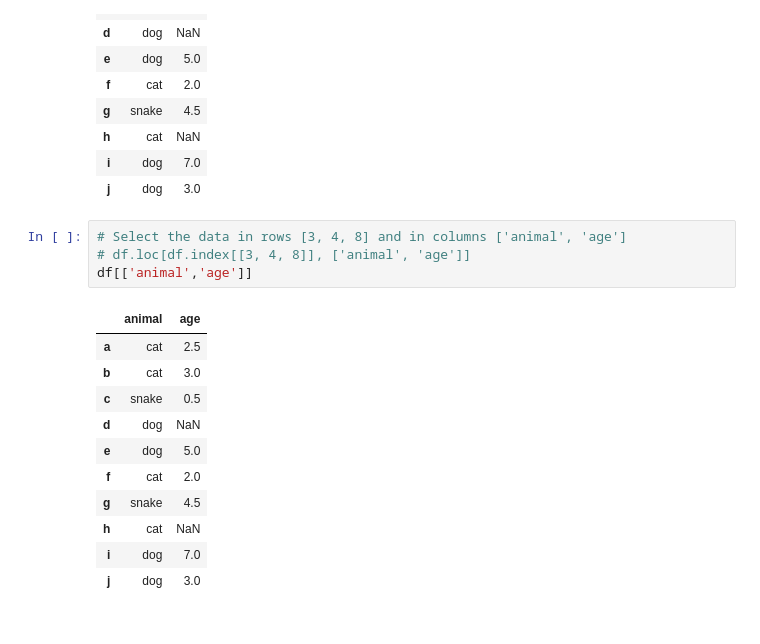
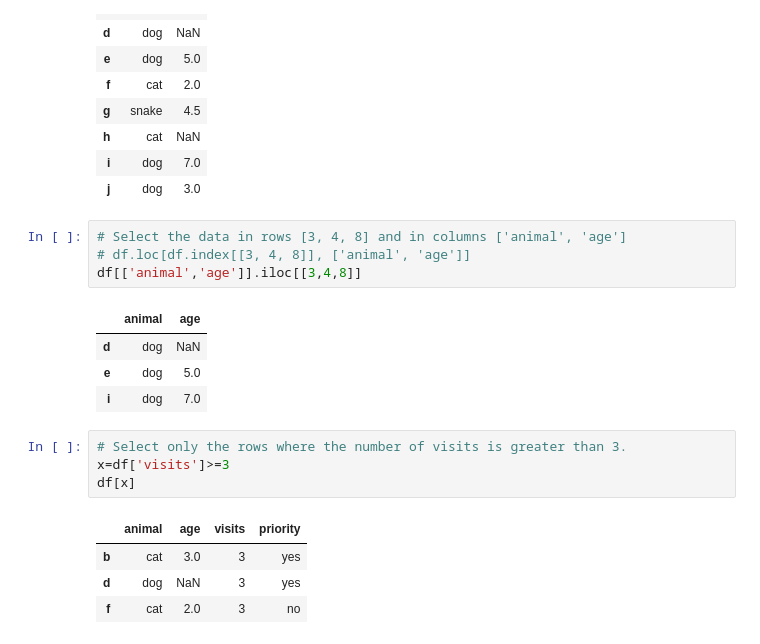
Before and after one commit to ankit-chuahan/Python-Practice-Questions, a Jupyter notebook: Practice_python_codes.ipynb, the cells around one changed output. Saved outputs shown, nothing was run; the diff lists cells and outputs as text.

```diff
--- a/Practice_python_codes.ipynb
+++ b/Practice_python_codes.ipynb
@@ -2366,16 +2366,18 @@ df[['animal','age']]
 # %%
 # Select the data in rows [3, 4, 8] and in columns ['animal', 'age']
 # df.loc[df.index[[3, 4, 8]], ['animal', 'age']]
-df[['animal','age']]
+df[['animal','age']].iloc[[3,4,8]]
 # %% [output]
 |  | animal | age |
-| a | cat | 2.5 |
-| b | cat | 3.0 |
-| c | snake | 0.5 |
 | d | dog | NaN |
 | e | dog | 5.0 |
-| f | cat | 2.0 |
-| g | snake | 4.5 |
-| h | cat | NaN |
 | i | dog | 7.0 |
-| j | dog | 3.0 |
+# %%
+# Select only the rows where the number of visits is greater than 3.
+x=df['visits']>=3
+df[x]
+# %% [output]
+|  | animal | age | visits | priority |
+| b | cat | 3.0 | 3 | yes |
+| d | dog | NaN | 3 | yes |
+| f | cat | 2.0 | 3 | no |
```
Also changed, not shown: parts of 13 cells of this notebook.
